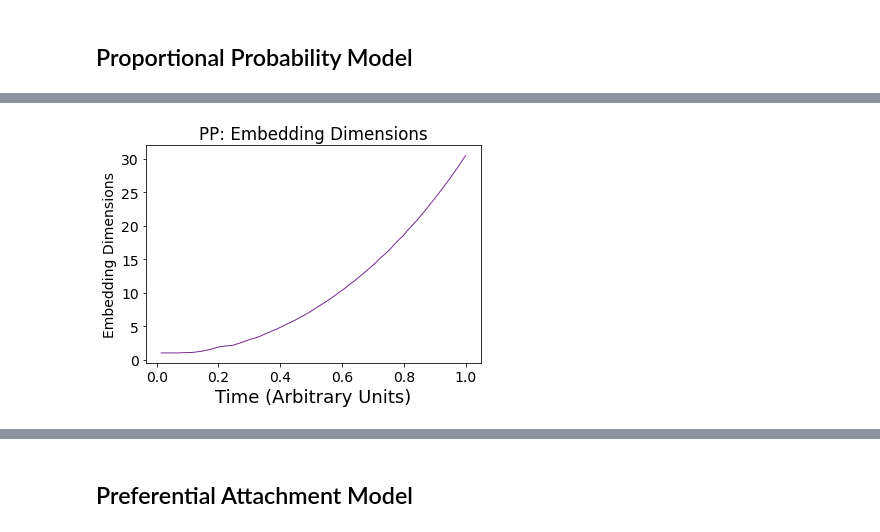
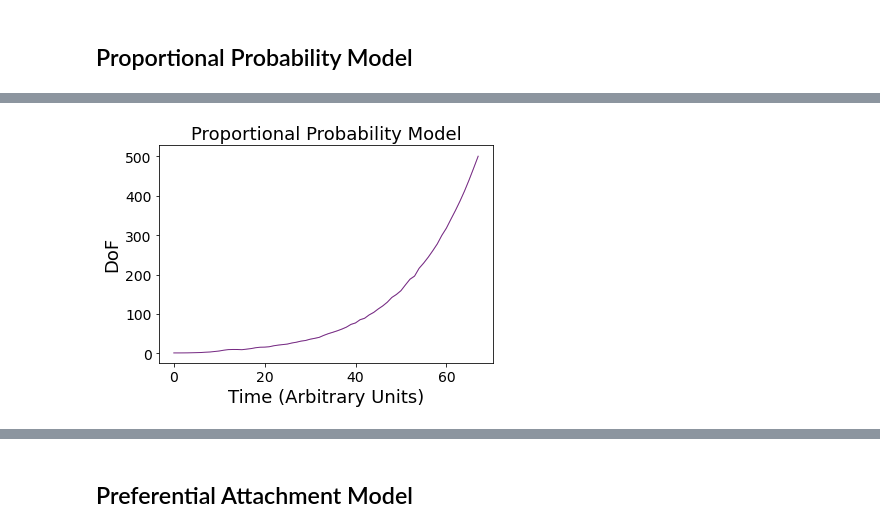
Before and after one commit to spatank/Curiosity, a Jupyter notebook: v8/mech_plotting.ipynb, the cells around one changed output, grey strips where cells are left out. Drawn from its saved outputs; the diff is of its cells as text; code cells hidden in the pictures.

```diff
--- a/v8/mech_plotting.ipynb
+++ b/v8/mech_plotting.ipynb
@@ -739,8 +723,8 @@ plt.savefig('Figures/Mech/proportional_probability_d.pdf', transparent = True, b
 # %%
-plot_curve_normalized_idx(d_PP, curve_label = 'd', curve_color = '#7b3294')
+plot_curve(DoF_PP, curve_label = 'DoF', curve_color = '#762a83')
 plt.xlabel('Time (Arbitrary Units)', fontsize = 18)
-plt.ylabel('Embedding Dimensions')
-plt.title('PP: Embedding Dimensions')
-plt.savefig('Figures/Mech/proportional_probability_d_norm_idx.pdf', transparent = True, bbox_inches = 'tight')
+plt.ylabel('DoF', fontsize = 18)
+plt.title('Proportional Probability Model', fontsize = 18)
+plt.savefig('Figures/Mech/proportional_probability_DoF.pdf', transparent = True, bbox_inches = 'tight')
 # %% [output]
-[figure, old version]
+[figure, new version]
```
Also changed, not shown: parts of 30 cells of this notebook.
